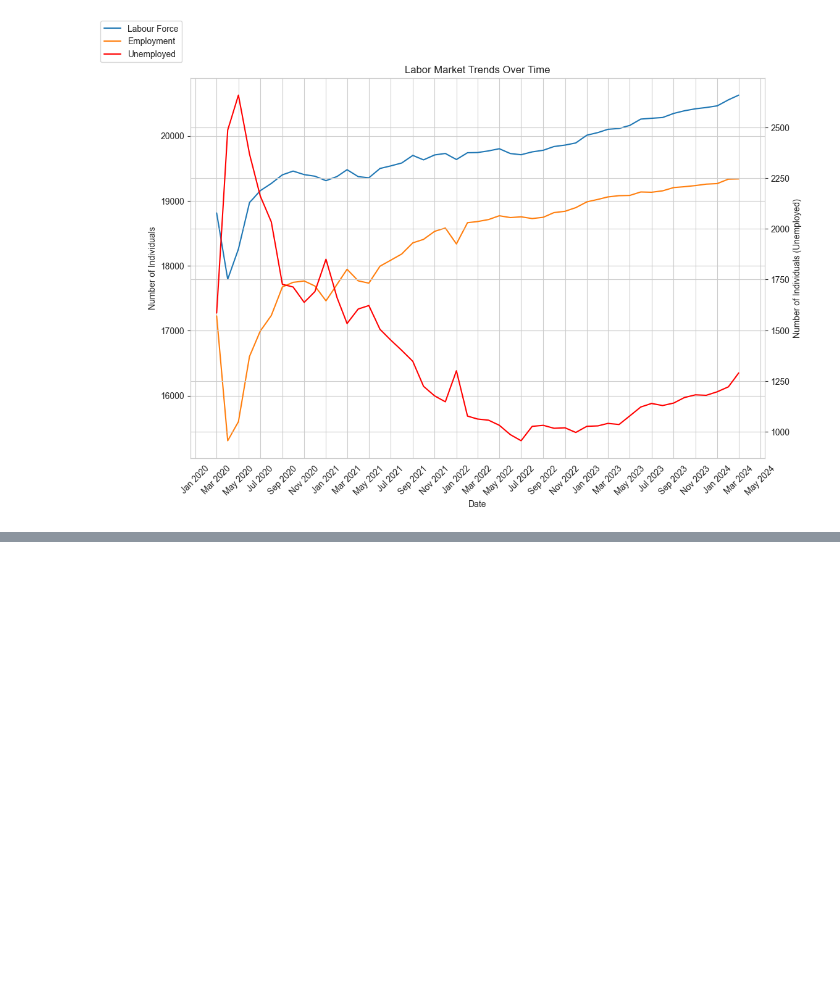
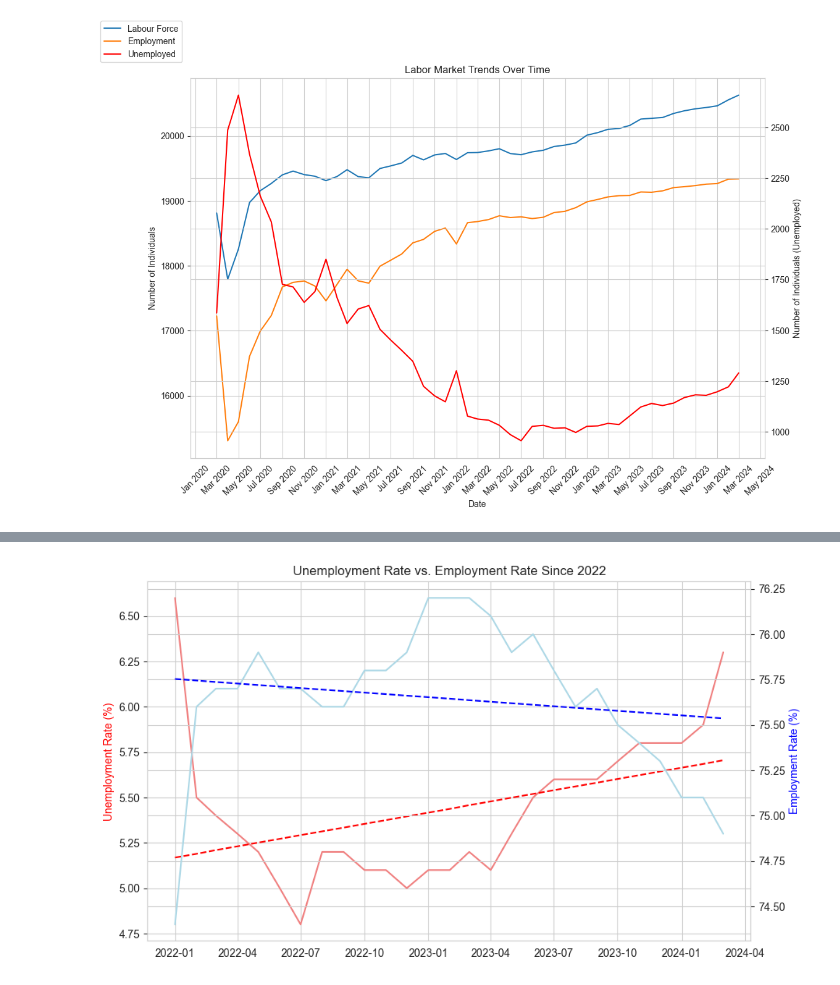
Before and after one commit to tw7366/Projects, a Jupyter notebook: Projects/Labour Market in Canada.ipynb, the cells around one changed output, grey strips where cells are left out. Drawn from its saved outputs; the diff is of its cells as text; code cells hidden in the pictures; blank space fills up the shorter version.

```diff
--- a/Projects/Labour Market in Canada.ipynb
+++ b/Projects/Labour Market in Canada.ipynb
@@ -252,0 +301,36 @@ plt.show()
+# %%
+labour_table['date'] = pd.to_datetime(labour_table['date'])
+
+# Filter data from January 1, 2022, to the latest date
+start_date = '2022-01-01'
+filtered_labour_table = labour_table.loc[labour_table['date'] >= start_date]
+
+# Set up the figure and axes
+fig, ax1 = plt.subplots(figsize=(10, 6))
+
+# Plot unemployment rate on the first y-axis (left)
+sns.lineplot(data=filtered_labour_table, x='date', y='unemployment_rate', color='lightcoral', ax=ax1)
+ax1.set_ylabel('Unemployment Rate (%)', color='red')
+
+# Create a second y-axis (right) for employment rate
+ax2 = ax1.twinx()
+sns.lineplot(data=filtered_labour_table, x='date', y='employment_rate', color='lightblue', ax=ax2)
+ax2.set_ylabel('Employment Rate (%)', color='blue')
+
+# Fit trend lines
+unemployment_trend = np.polyfit(filtered_labour_table.index, filtered_labour_table['unemployment_rate'], 1)
+employment_trend = np.polyfit(filtered_labour_table.index, filtered_labour_table['employment_rate'], 1)
+
+# Add trend lines to the plot with red and blue colors
+sns.lineplot(data=filtered_labour_table, x='date', y=np.polyval(unemployment_trend, filtered_labour_table.index), ax=ax1, linestyle='--', color='red')
+sns.lineplot(data=filtered_labour_table, x='date', y=np.polyval(employment_trend, filtered_labour_table.index), ax=ax2, linestyle='--', color='blue')
+
+# Remove x-axis label
+ax1.set_xlabel('')
+
+# Set title
+plt.title('Unemployment Rate vs. Employment Rate Since 2022')
+
+plt.show()
+# %% [output]
+[figure, added]
```
Also changed, not shown: parts of 3 cells of this notebook.
